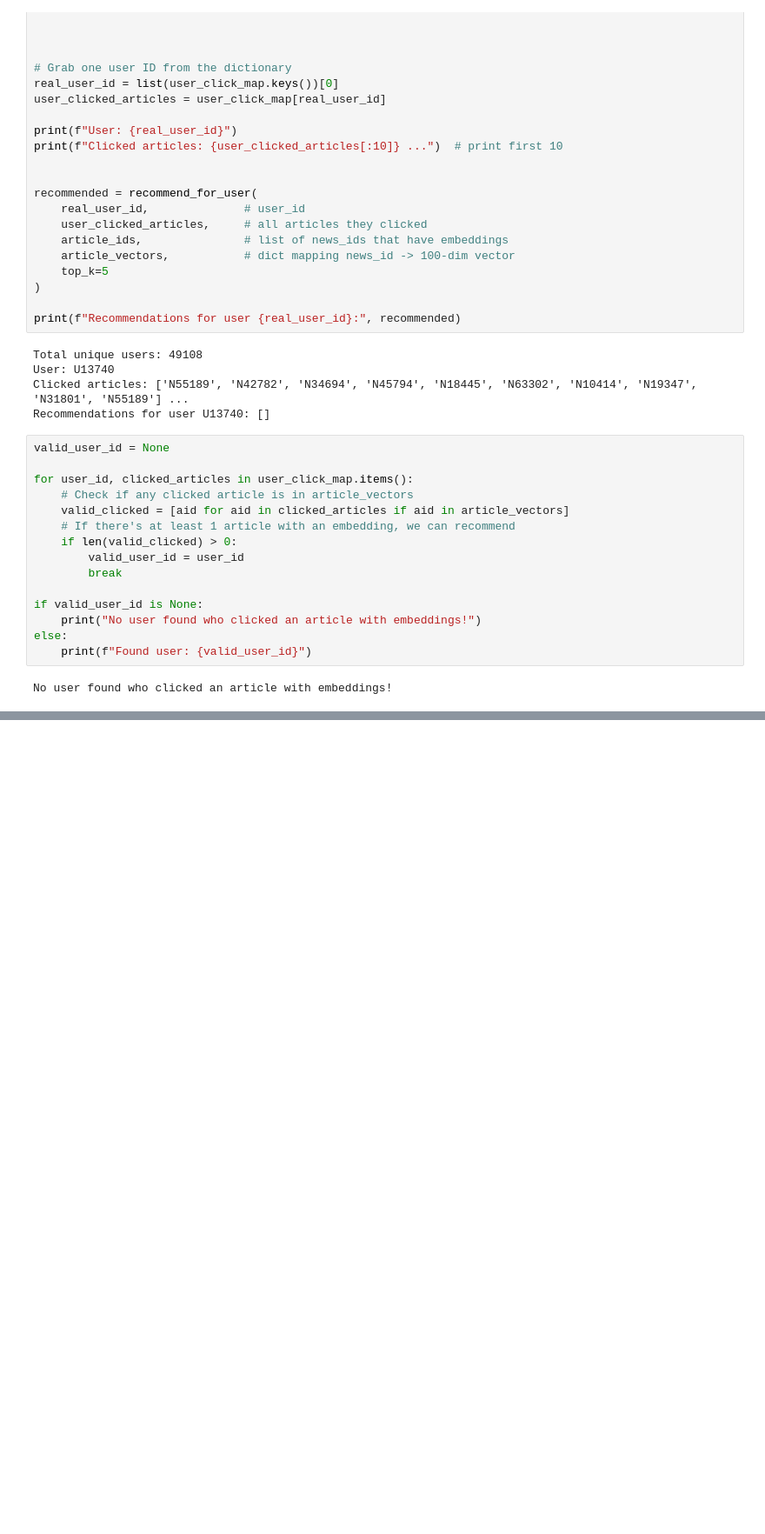
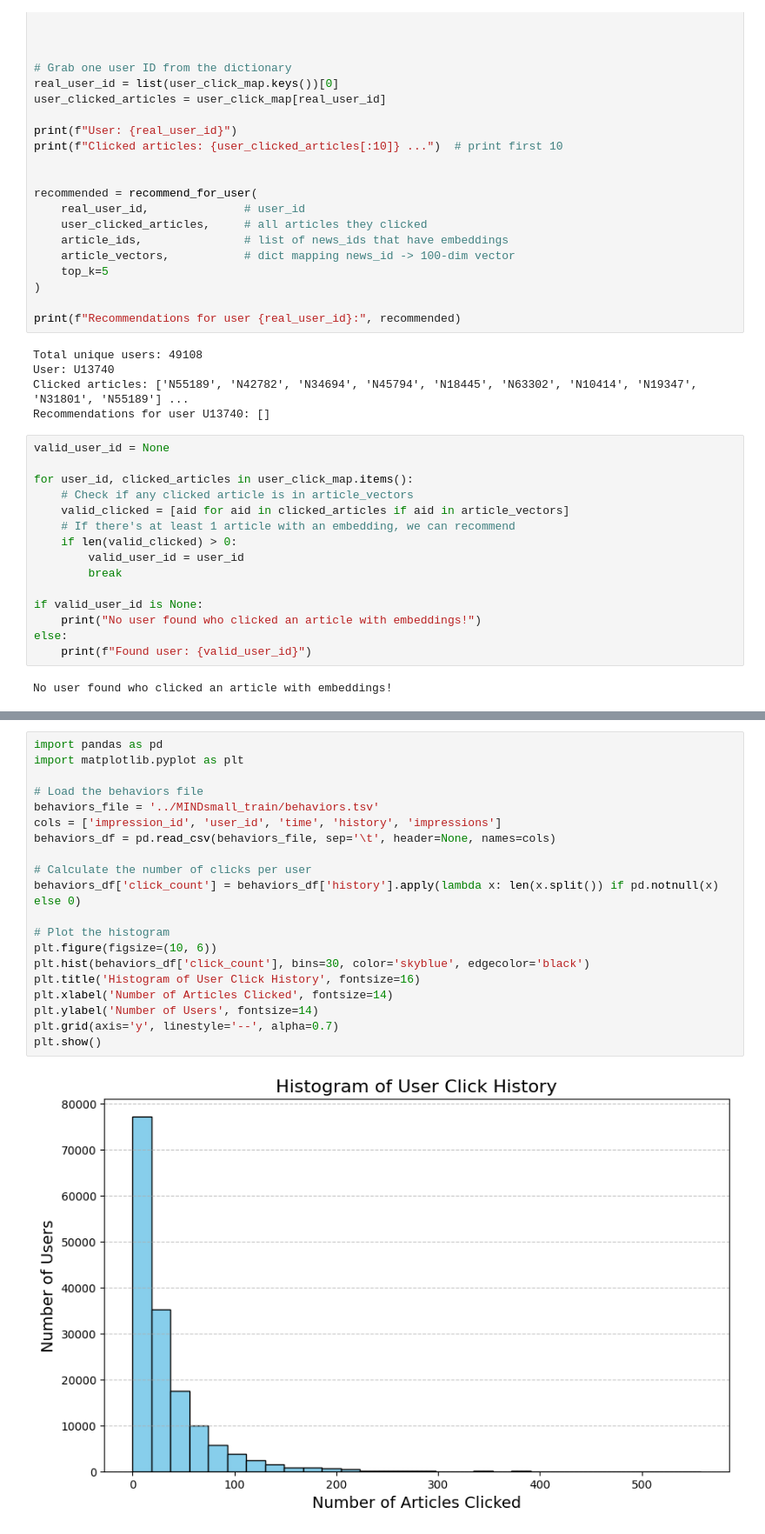
Before and after one commit to BexLeetBox/Article-Recommender, a Jupyter notebook: content based/experiments.ipynb, the cells around one changed output, grey strips where cells are left out. Shown: that part at 87% size. Drawn from its saved outputs; the diff is of its cells as text; blank space fills up the shorter version.

Commit message:
New plot files in experiments.ipynb

```diff
--- a/content based/experiments.ipynb
+++ b/content based/experiments.ipynb
@@ -409,0 +399,22 @@ Some users present in both train and test:
+# %%
+import pandas as pd
+import matplotlib.pyplot as plt
+
+# Load the behaviors file
+behaviors_file = '../MINDsmall_train/behaviors.tsv'
+cols = ['impression_id', 'user_id', 'time', 'history', 'impressions']
+behaviors_df = pd.read_csv(behaviors_file, sep='\t', header=None, names=cols)
+
+# Calculate the number of clicks per user
+behaviors_df['click_count'] = behaviors_df['history'].apply(lambda x: len(x.split()) if pd.notnull(x) else 0)
+
+# Plot the histogram
+plt.figure(figsize=(10, 6))
+plt.hist(behaviors_df['click_count'], bins=30, color='skyblue', edgecolor='black')
+plt.title('Histogram of User Click History', fontsize=16)
+plt.xlabel('Number of Articles Clicked', fontsize=14)
+plt.ylabel('Number of Users', fontsize=14)
+plt.grid(axis='y', linestyle='--', alpha=0.7)
+plt.show()
+# %% [output]
+[figure, added]
```
Also changed, not shown: parts of 3 cells of this notebook, 3 other files.
